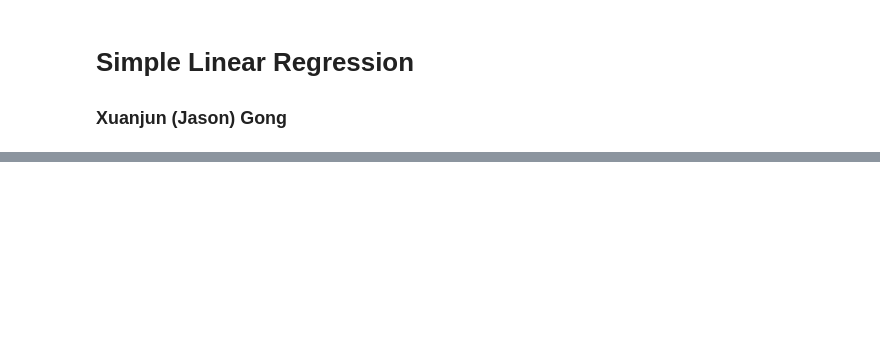
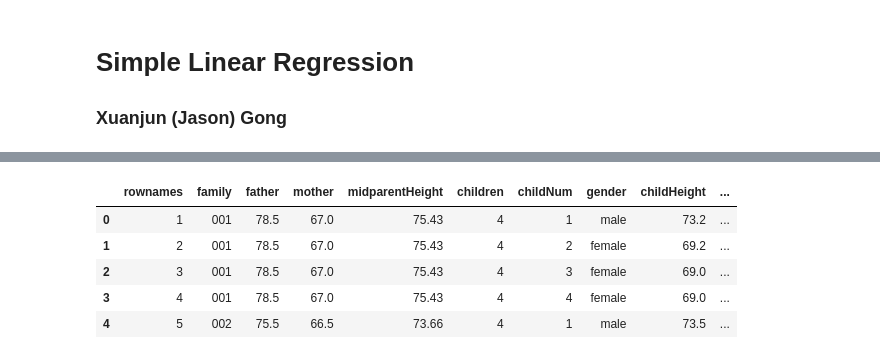
Before and after one commit to jasongong11/advanced_quantitative_research_method, a Jupyter notebook: Lecture5/Lecture5_simple_linear_regression.ipynb, the cells around one changed output, grey strips where cells are left out. Cells and saved outputs as stored; diff of their text form; code cells hidden in the pictures; blank space fills up the shorter version.

```diff
--- a/Lecture5/Lecture5_simple_linear_regression.ipynb
+++ b/Lecture5/Lecture5_simple_linear_regression.ipynb
@@ -6,0 +47,20 @@
+# %%
+import pandas as pd
+import numpy as np
+import seaborn as sns
+from scipy import stats
+from matplotlib import pyplot as plt
+
+children_height_df = pd.read_csv("./data/GaltonFamilies.csv")
+q=[0, 0.1, 0.2, 0.3, 0.4, 0.5, 0.6, 0.7, 0.8, 0.9, 1]
+children_height_df["midparentHeight_bins"] = pd.qcut(children_height_df["midparentHeight"],
+                                                     q=q,
+                                                     labels=q[1:])
+children_height_df.head()
+# %% [output]
+|  | rownames | family | father | mother | midparentHeight | children | childNum | gender | childHeight | ... |
+| 0 | 1 | 001 | 78.5 | 67.0 | 75.43 | 4 | 1 | male | 73.2 | ... |
+| 1 | 2 | 001 | 78.5 | 67.0 | 75.43 | 4 | 2 | female | 69.2 | ... |
+| 2 | 3 | 001 | 78.5 | 67.0 | 75.43 | 4 | 3 | female | 69.0 | ... |
+| 3 | 4 | 001 | 78.5 | 67.0 | 75.43 | 4 | 4 | female | 69.0 | ... |
+| 4 | 5 | 002 | 75.5 | 66.5 | 73.66 | 4 | 1 | male | 73.5 | ... |
```
Also changed, not shown: parts of 9 cells of this notebook, 8 other files.
